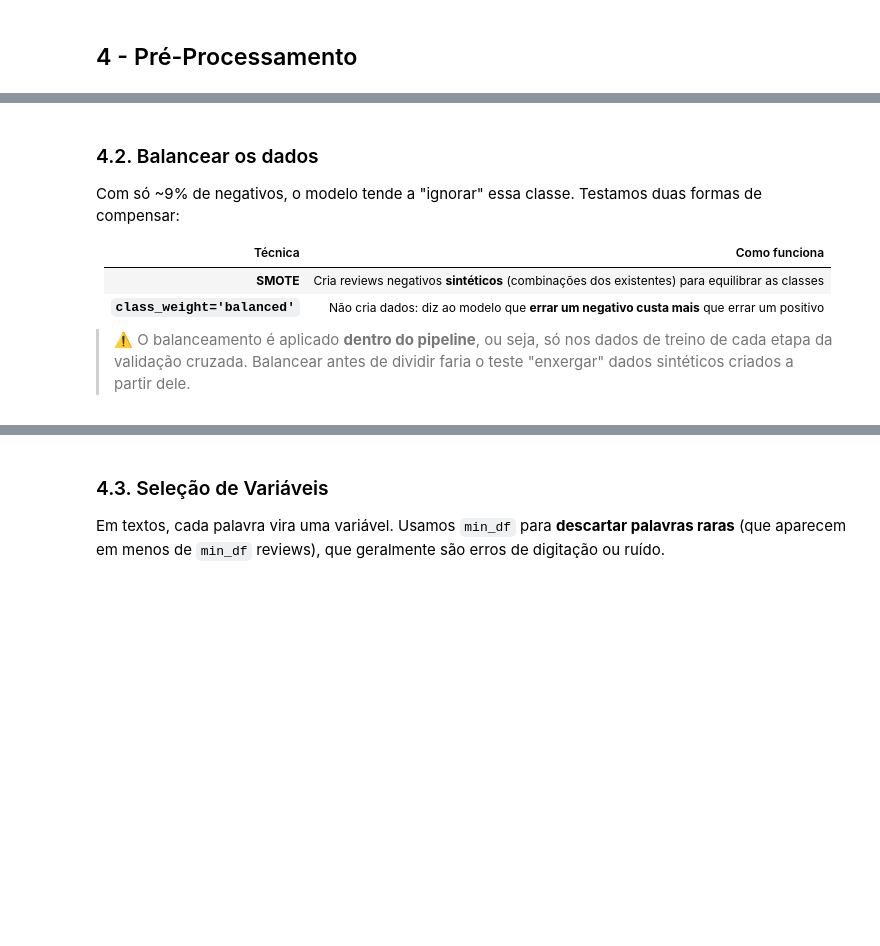
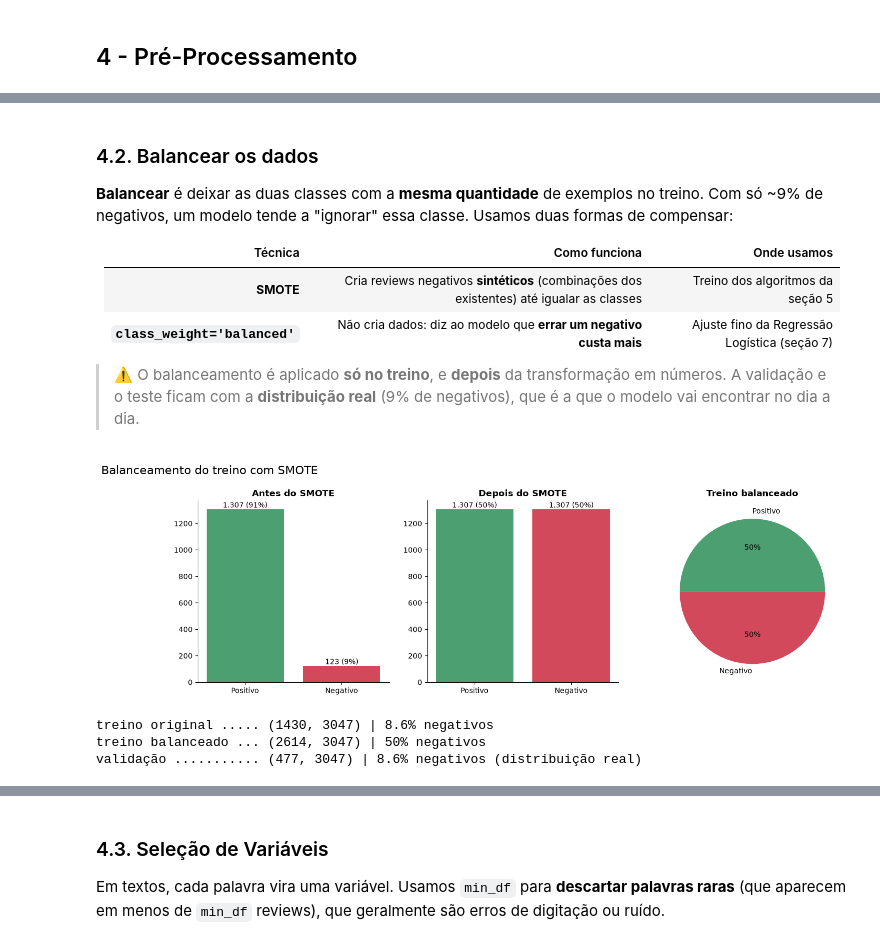
Before and after one commit to RafaelSilva89/Analise_de_sentimento-avaliacoes_de_produtos, a Jupyter notebook: Notebooks/Análise de sentimento - avaliações de produtos - v2.ipynb, the cells around one changed output, grey strips where cells are left out. Cells and saved outputs as stored; diff of their text form; code cells hidden in the pictures; blank space fills up the shorter version.

```diff
--- a/Notebooks/Análise de sentimento - avaliações de produtos - v2.ipynb
+++ b/Notebooks/Análise de sentimento - avaliações de produtos - v2.ipynb
@@ -603,11 +705,43 @@ pd.DataFrame({
 # %% [markdown]
 ### 4.2. Balancear os dados
 
-Com só ~9% de negativos, o modelo tende a "ignorar" essa classe. Testamos duas formas de compensar:
+**Balancear** é deixar as duas classes com a **mesma quantidade** de exemplos no treino. Com só ~9% de negativos, um modelo tende a "ignorar" essa classe. Usamos duas formas de compensar:
 
-| Técnica | Como funciona |
-|---|---|
-| **SMOTE** | Cria reviews negativos **sintéticos** (combinações dos existentes) para equilibrar as classes |
-| **`class_weight='balanced'`** | Não cria dados: diz ao modelo que **errar um negativo custa mais** que errar um positivo |
+| Técnica | Como funciona | Onde usamos |
+|---|---|---|
+| **SMOTE** | Cria reviews negativos **sintéticos** (combinações dos existentes) até igualar as classes | Treino dos algoritmos da seção 5 |
+| **`class_weight='balanced'`** | Não cria dados: diz ao modelo que **errar um negativo custa mais** | Ajuste fino da Regressão Logística (seção 7) |
 
-> ⚠️ O balanceamento é aplicado **dentro do pipeline**, ou seja, só nos dados de treino de cada etapa da validação cruzada. Balancear antes de dividir faria o teste "enxergar" dados sintéticos criados a partir dele.
+> ⚠️ O balanceamento é aplicado **só no treino**, e **depois** da transformação em números. A validação e o teste ficam com a **distribuição real** (9% de negativos), que é a que o modelo vai encontrar no dia a dia.
+# %%
+# Transformando o treino em números (ajuste só no treino original, sem dados sintéticos)
+prep_sel = criar_preprocessador()
+X_train_t = prep_sel.fit_transform(X_train)
+X_val_t = prep_sel.transform(X_val)          # mesma transformação, sem reajustar
+nomes_t = [nome.split('__')[-1] for nome in prep_sel.get_feature_names_out()]
+
+# Balanceamento (SMOTE) aplicado à matriz transformada do treino
+X_train_balanced_t, y_train_balanced = SMOTE(random_state=SEED).fit_resample(X_train_t, y_train)
+
+fig, axs = plt.subplots(1, 3, figsize=(16, 4.5))
+for ax, serie, titulo_grafico in [(axs[0], y_train, 'Antes do SMOTE'), (axs[1], y_train_balanced, 'Depois do SMOTE')]:
+    contagem = pd.Series(serie).value_counts().sort_index()
+    barras = ax.bar(['Positivo', 'Negativo'], contagem.values, color=['#4C9F70', '#D1495B'])
+    ax.bar_label(barras, labels=[f'{v:,} ({v / contagem.sum():.0%})'.replace(',', '.') for v in contagem.values])
+    ax.set_title(titulo_grafico, fontweight='bold')
+    sns.despine(ax=ax)
+axs[2].pie(pd.Series(y_train_balanced).value_counts().sort_index(), labels=['Positivo', 'Negativo'],
+           autopct='%1.0f%%', colors=['#4C9F70', '#D1495B'])
+axs[2].set_title('Treino balanceado', fontweight='bold')
+plt.suptitle('Balanceamento do treino com SMOTE', fontsize=16, x=0.01, ha='left', y=1.03)
+salvar('Balanceamento SMOTE')
+plt.show()
+
+print(f'treino original ..... {X_train_t.shape} | {y_train.mean():.1%} negativos')
+print(f'treino balanceado ... {X_train_balanced_t.shape} | {y_train_balanced.mean():.0%} negativos')
+print(f'validação ........... {X_val_t.shape} | {y_val.mean():.1%} negativos (distribuição real)')
+# %% [output]
+[figure, added]
+treino original ..... (1430, 3047) | 8.6% negativos
+treino balanceado ... (2614, 3047) | 50% negativos
+validação ........... (477, 3047) | 8.6% negativos (distribuição real)
```
Also changed, not shown: parts of 125 cells of this notebook, 19 other files.
